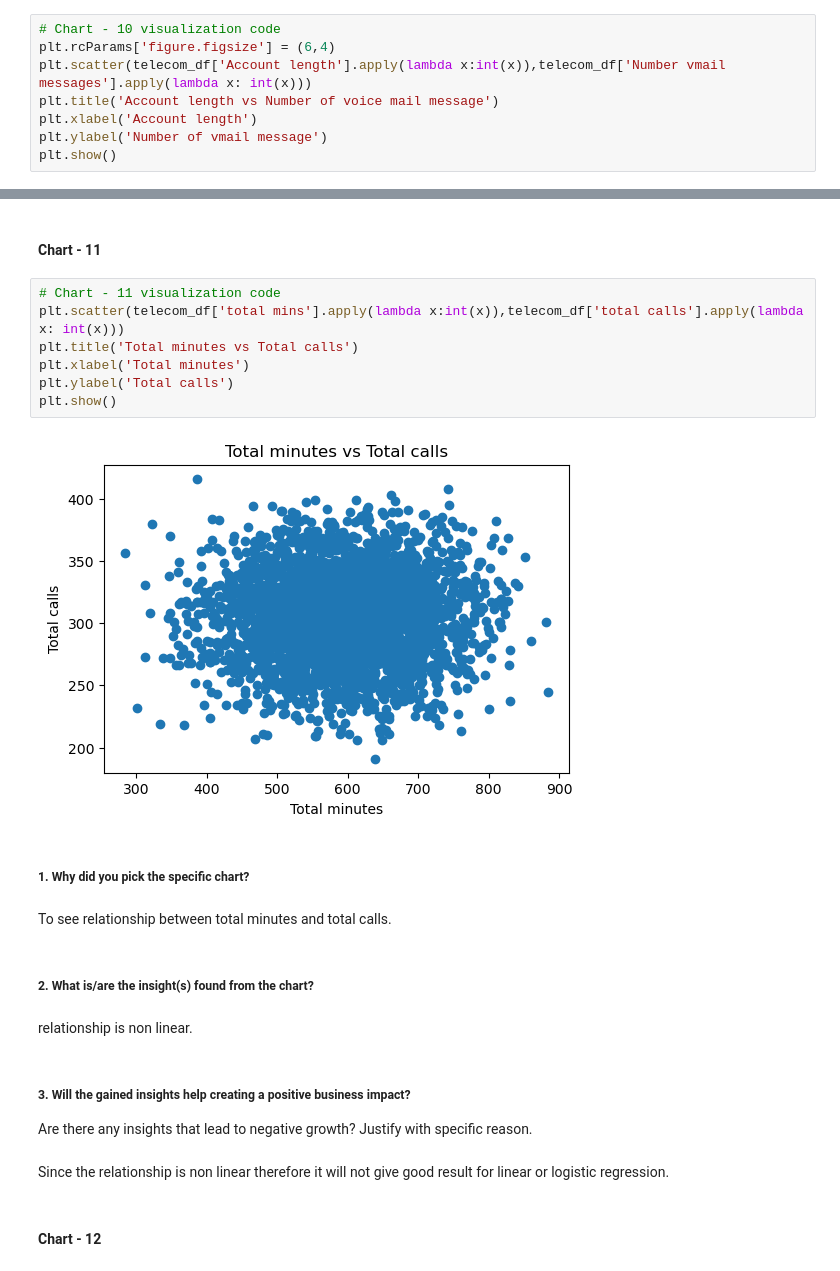
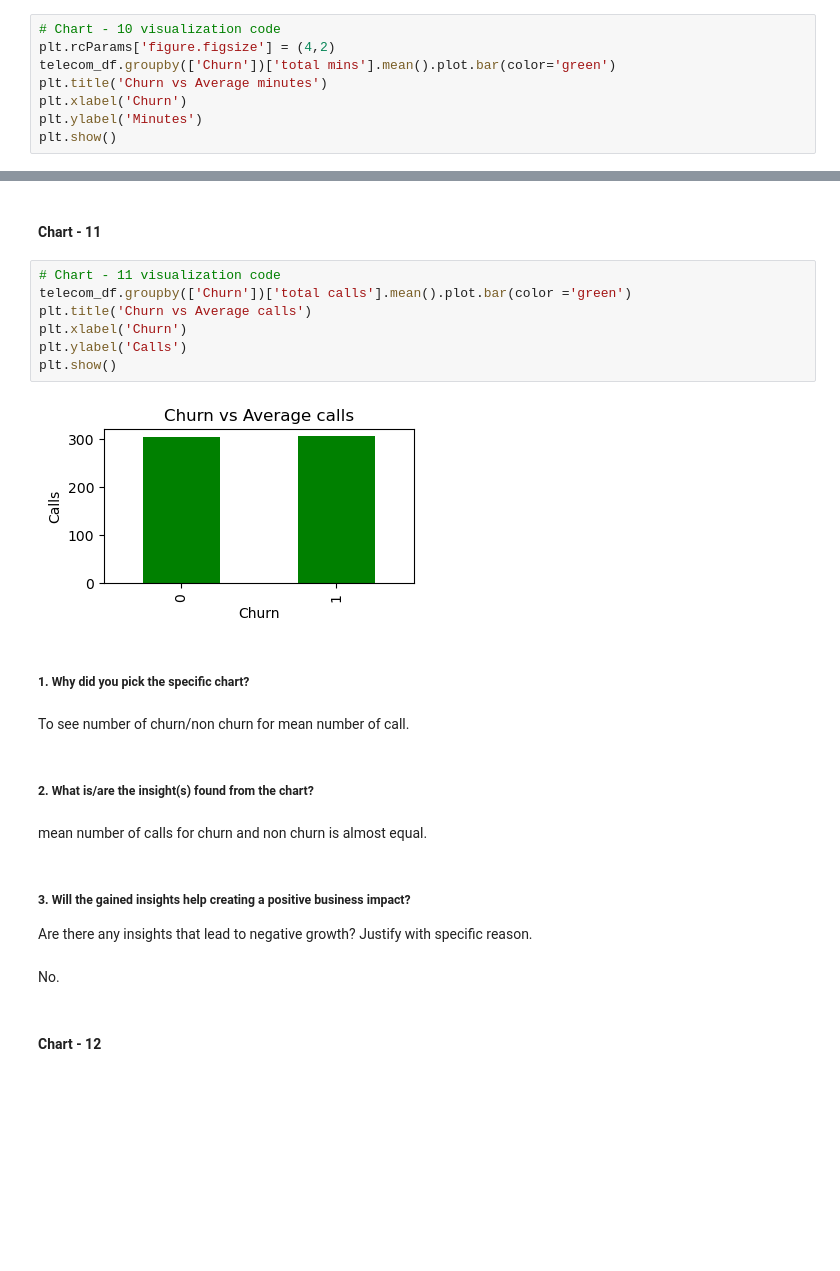
Before and after one commit to mdismailquraishicse/TelecomChurnAnalysis, a Jupyter notebook: TelecomChurnAnalysis.ipynb, the cells around one changed output, grey strips where cells are left out. Cells and saved outputs as stored; diff of their text form; blank space fills up the shorter version.

```diff
--- a/TelecomChurnAnalysis.ipynb
+++ b/TelecomChurnAnalysis.ipynb
@@ -520,10 +520,10 @@ Answer Here
 #### Chart - 10
 # %%
 # Chart - 10 visualization code
-plt.rcParams['figure.figsize'] = (6,4)
-plt.scatter(telecom_df['Account length'].apply(lambda x:int(x)),telecom_df['Number vmail messages'].apply(lambda x: int(x)))
-plt.title('Account length vs Number of voice mail message')
-plt.xlabel('Account length')
-plt.ylabel('Number of vmail message')
+plt.rcParams['figure.figsize'] = (4,2)
+telecom_df.groupby(['Churn'])['total mins'].mean().plot.bar(color='green')
+plt.title('Churn vs Average minutes')
+plt.xlabel('Churn')
+plt.ylabel('Minutes')
 plt.show()
 # %% [output]
@@ -545,26 +545,26 @@ Since the relationship is non linear therefore it will not give good result for
 #### Chart - 11
 # %%
 # Chart - 11 visualization code
-plt.scatter(telecom_df['total mins'].apply(lambda x:int(x)),telecom_df['total calls'].apply(lambda x: int(x)))
-plt.title('Total minutes vs Total calls')
-plt.xlabel('Total minutes')
-plt.ylabel('Total calls')
+telecom_df.groupby(['Churn'])['total calls'].mean().plot.bar(color ='green')
+plt.title('Churn vs Average calls')
+plt.xlabel('Churn')
+plt.ylabel('Calls')
 plt.show()
 # %% [output]
-[figure, old version]
+[figure, new version]
 # %% [markdown]
 ##### 1. Why did you pick the specific chart?
-# %% [markdown]
-To see relationship between total minutes and total calls.
+# %% [markdown]
+To see number of churn/non churn for mean number of call.
 # %% [markdown]
 ##### 2. What is/are the insight(s) found from the chart?
-# %% [markdown]
-relationship is non linear.
+# %% [markdown]
+mean number of calls for churn and non churn is almost equal.
 # %% [markdown]
 ##### 3. Will the gained insights help creating a positive business impact?
 Are there any insights that lead to negative growth? Justify with specific reason.
-# %% [markdown]
-Since the relationship is non linear therefore it will not give good result for linear or logistic regression.
+# %% [markdown]
+No.
 # %% [markdown]
 #### Chart - 12
 # %%
```
Also changed, not shown: parts of 26 cells of this notebook.
